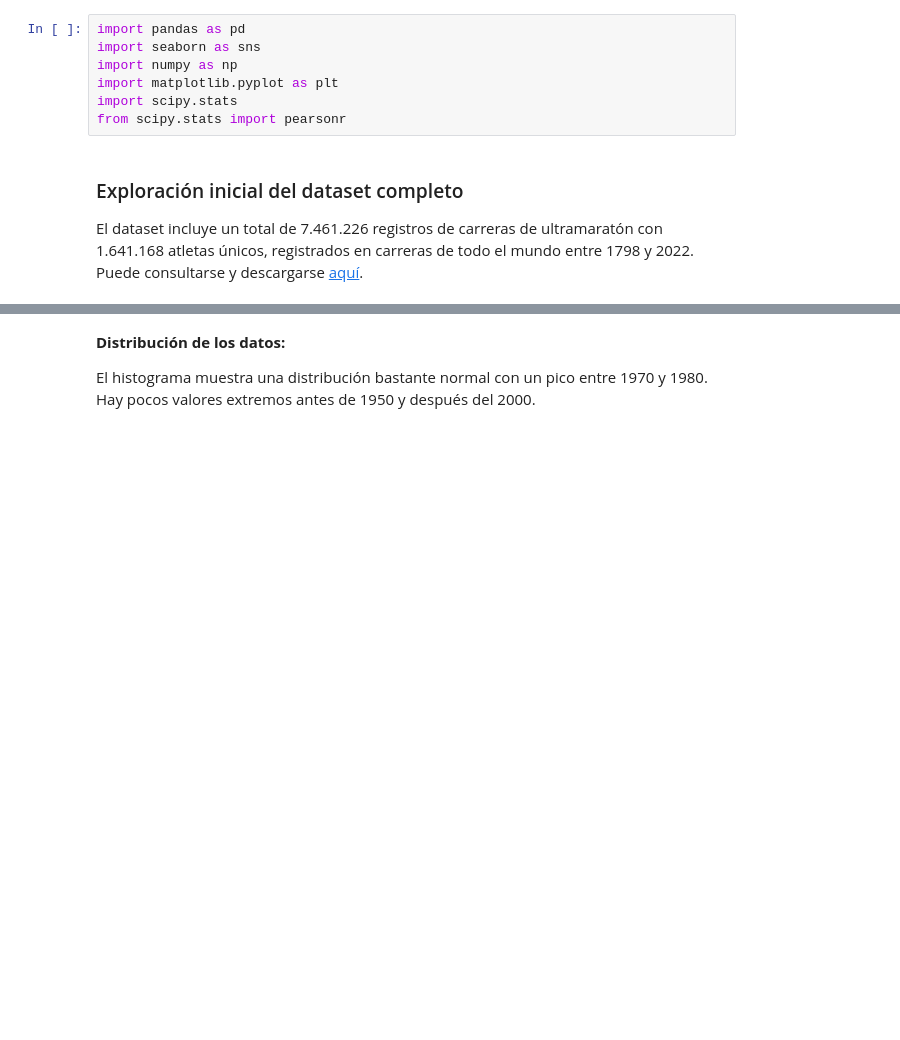
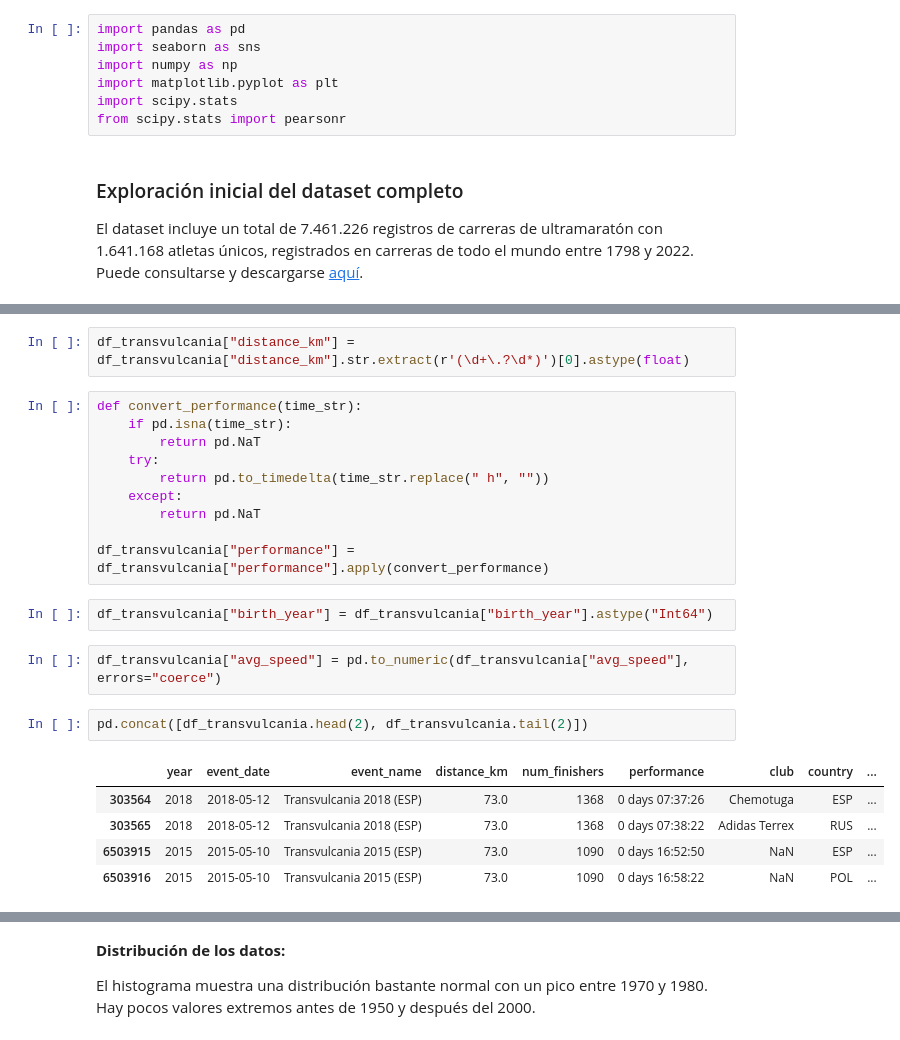
Before and after one commit to andalons/ultra-marathon-EDA, a Jupyter notebook: eda_ultra_marathon.ipynb, the cells around one changed output, grey strips where cells are left out. Drawn from its saved outputs; the diff is of its cells as text; blank space fills up the shorter version.

```diff
--- a/eda_ultra_marathon.ipynb
+++ b/eda_ultra_marathon.ipynb
@@ -83,0 +112,24 @@ transvulcania.head(5)
+# %%
+df_transvulcania["distance_km"] = df_transvulcania["distance_km"].str.extract(r'(\d+\.?\d*)')[0].astype(float)
+# %%
+def convert_performance(time_str):
+    if pd.isna(time_str):
+        return pd.NaT
+    try:
+        return pd.to_timedelta(time_str.replace(" h", ""))
+    except:
+        return pd.NaT
+
+df_transvulcania["performance"] = df_transvulcania["performance"].apply(convert_performance)
+# %%
+df_transvulcania["birth_year"] = df_transvulcania["birth_year"].astype("Int64")
+# %%
+df_transvulcania["avg_speed"] = pd.to_numeric(df_transvulcania["avg_speed"], errors="coerce")
+# %%
+pd.concat([df_transvulcania.head(2), df_transvulcania.tail(2)])
+# %% [output]
+|  | year | event_date | event_name | distance_km | num_finishers | performance | club | country | ... |
+| 303564 | 2018 | 2018-05-12 | Transvulcania 2018 (ESP) | 73.0 | 1368 | 0 days 07:37:26 | Chemotuga | ESP | ... |
+| 303565 | 2018 | 2018-05-12 | Transvulcania 2018 (ESP) | 73.0 | 1368 | 0 days 07:38:22 | Adidas Terrex | RUS | ... |
+| 6503915 | 2015 | 2015-05-10 | Transvulcania 2015 (ESP) | 73.0 | 1090 | 0 days 16:52:50 | NaN | ESP | ... |
+| 6503916 | 2015 | 2015-05-10 | Transvulcania 2015 (ESP) | 73.0 | 1090 | 0 days 16:58:22 | NaN | POL | ... |
```
Also changed, not shown: parts of 35 cells of this notebook.
